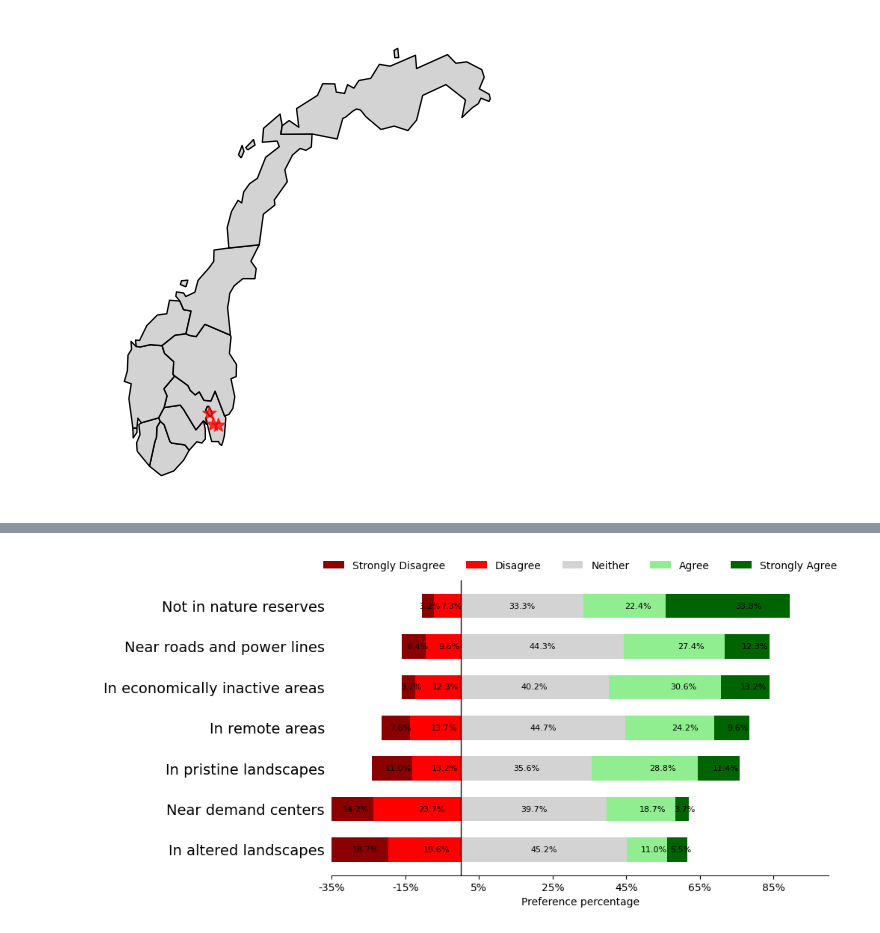
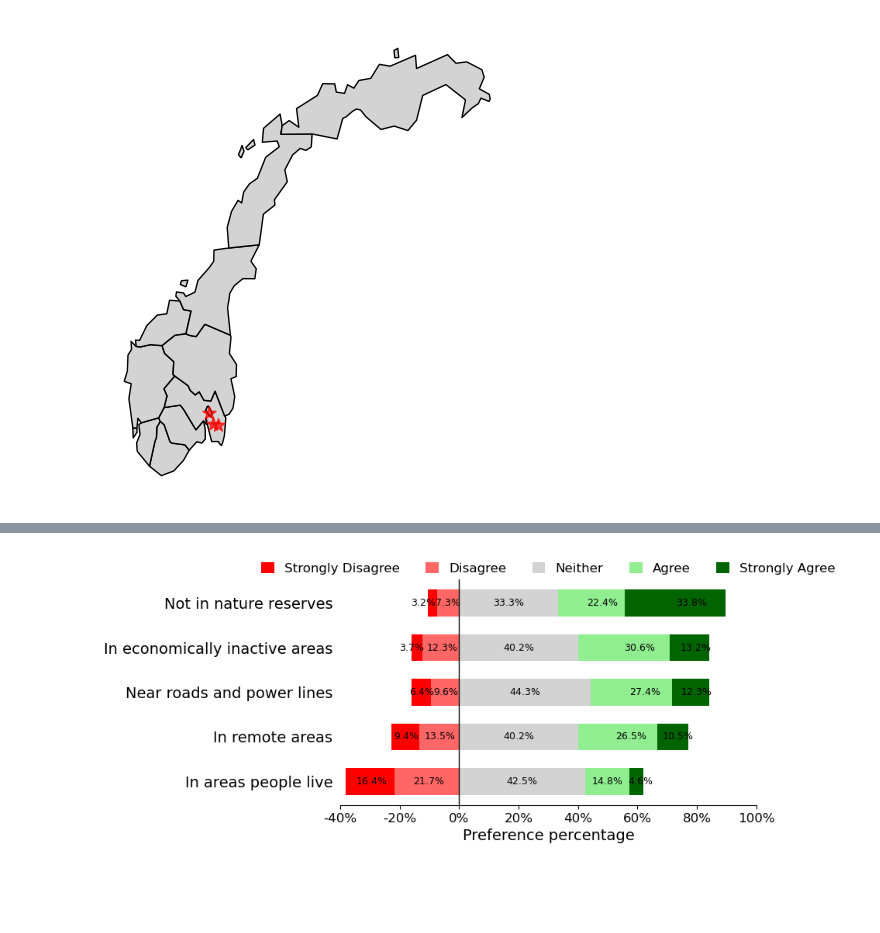
Before and after one commit to JavedMS/Mapping_Workshops_EFF, a Jupyter notebook: workshop_plots.ipynb, the cells around one changed output, grey strips where cells are left out. Drawn from its saved outputs; the diff is of its cells as text; code cells hidden in the pictures; blank space fills up the shorter version.

```diff
--- a/workshop_plots.ipynb
+++ b/workshop_plots.ipynb
@@ -824,28 +809,32 @@ plt.show()
 # %%
 # Imp_to_produce_electricity could be placed with words figure as both shows less concerened about cost and more about nature
 # %%
+#Ploting with averaging/merging some categories
+# Sample survey responses
 
-# Sample survey responses
+
+#data = {
+#    'Strongly Disagree': [41, 31, 24, 17, 14, 8, 7],
+#    'Disagree': [43, 52, 29, 30, 21, 27, 16],
+#    'Neither': [99, 87, 78, 98, 97, 88, 73],
+#    'Agree': [24, 41, 63, 53, 60, 67, 49],
+#    'Strongly Agree': [12, 8, 25, 21, 27, 29, 74]
+#}
+
 data = {
-    'Strongly Disagree': [8, 31, 17, 41, 24, 14, 7],
-    'Disagree': [27, 52, 30, 43, 29, 21, 16],
-    'Neither': [88, 87, 98, 99, 78, 97, 73],
-    'Agree': [67, 41, 53, 24, 63, 60, 49],
-    'Strongly Agree': [29, 8, 21, 12, 25, 27, 74]
+    'Strongly Disagree': [36, 20.5, 14, 8, 7],
+    'Disagree': [47.5, 29.5, 21, 27, 16],
+    'Neither': [93, 88, 97, 88, 73],
+    'Agree': [32.5, 58, 60, 67, 49],
+    'Strongly Agree': [10, 23, 27, 29, 74]
 }
 
-# Customizing the plot
-y_labels = ['In economically inactive areas', 'Near demand centers', 'In remote areas',
-            'In altered landscapes', 'In pristine landscapes', 'Near roads and power lines',
-            'Not in nature reserves']
 
-df = pd.DataFrame(data)
-sum_agree = df[["Neither", "Agree", "Strongly Agree"]].sum(axis = 1).values
-sorted_indices = np.argsort(sum_agree)
+y_labels = ['In areas people live', 'In remote areas',
+                'Near roads and power lines', 'In economically inactive areas',
+                   'Not in nature reserves']
 
-y_labels = [y_labels[i] for i in sorted_indices]
-df = df.iloc[sorted_indices].reset_index(drop = True)
-data = df.to_dict()
+
 
 # Convert the dictionary to a DataFrame and normalize the data to get percentages
 df = pd.DataFrame(data)
@@ -858,7 +847,7 @@ midpoint = df_percent['Neither']
 order = ['Strongly Disagree', 'Disagree', 'Neither', 'Agree', 'Strongly Agree']
 
 # Start plotting
-fig, ax = plt.subplots(figsize=(10, 5))
+fig, ax = plt.subplots(figsize=(9, 4))
 
 # Initialize the left counter - will be used to keep track of where to start the left-most segment
 #left_counter = midpoint
@@ -866,14 +855,15 @@ fig, ax = plt.subplots(figsize=(10, 5))
 
 # Define colors for each category
 category_colors = {
-    'Strongly Disagree': 'darkred',
-    'Disagree': 'red',
+    'Strongly Disagree': 'red',
+    'Disagree': '#FF6666',
     'Neither': 'lightgrey',
     'Agree': 'lightgreen',
     'Strongly Agree': 'darkgreen'
 }
 
 left = df_percent[['Strongly Disagree', 'Disagree']].sum(axis=1) * -1
+#print(left)
 
 # Plot each segment of the bars
 for category in order:
@@ -888,45 +878,60 @@ for category in order:
         ax.barh(df_percent.index, width, left=left, height=0.6, color=category_colors[category], label=category)
         left += width
 
+
+
 ax.set_yticks(range(len(y_labels)))
 ax.set_yticklabels(y_labels, fontsize=14)
 
 
-
-
-ax.set_xlim(-35, 100)
-tick_values = list(range(-35, 101, 20))
+ax.set_xlim(-40, 100)
+tick_values = list(range(-40, 101, 20))
 ax.set_xticks(tick_values)
-ax.set_xticklabels([f'{x}%' for x in tick_values])
+ax.set_xticklabels([f'{x}%' for x in tick_values], fontsize=12)
 ax.axvline(0, color='black', lw=1)
-ax.set_xlabel('Preference percentage')
+ax.set_xlabel('Preference percentage', fontsize=14)
 
 
 # Add percentage labels
 for i, (index, row) in enumerate(df_percent.iterrows()):
     cumulative = -row[['Strongly Disagree', 'Disagree']].sum()
     for category in order:
         value = row[category]
         if category in ['Strongly Disagree', 'Disagree']:
-            x = cumulative + value/1.5
-            ax.text(x, i, f'{value:.1f}%', va='center', ha='center', fontsize=8, color='black')
+            x = cumulative + value/1.9
+            if i not in (3, 4):
+                ax.text(x, i, f'{value:.1f}%', va='center', ha='center', fontsize=9, color='black')
+            if i == 4 and category == 'Strongly Disagree':
+                ax.text(-12, i, f'{value:.1f}%', va='center', ha='center', fontsize=9, color='black')
+            if i == 4 and category == 'Disagree':
+                ax.text(-3.8, i, f'{value:.1f}%', va='center', ha='center', fontsize=9, color='black')
+            if i == 3 and category == 'Strongly Disagree':
+                ax.text(-16, i, f'{value:.1f}%', va='center', ha='center', fontsize=9, color='black')
+            if i == 3 and category == 'Disagree':
+                ax.text(-5.8, i, f'{value:.1f}%', va='center', ha='center', fontsize=9, color='black')
             cumulative += value
         elif category == 'Neither':
-            ax.text(0+value/2, i, f'{value:.1f}%', va='center', ha='center', fontsize=8)
+            ax.text(0+value/2, i, f'{value:.1f}%', va='center', ha='center', fontsize=9)
             cumulative += value
         else:
             x = cumulative + value / 1.5
-            ax.text(x, i, f'{value:.1f}%', va='center', ha='center', fontsize=8, color='black')
+            if i != 0:
+                ax.text(x, i, f'{value:.1f}%', va='center', ha='center', fontsize=9, color='black')
+            if i == 0 and category == 'Strongly Agree':
+                ax.text(61, i, f'{value:.1f}%', va='center', ha='center', fontsize=9, color='black')
+            if i == 0 and category == 'Agree':
+                ax.text(50, i, f'{value:.1f}%', va='center', ha='center', fontsize=9, color='black')
             cumulative += value
 
 ax.spines['top'].set_visible(False)
 ax.spines['right'].set_visible(False)
 ax.spines['left'].set_visible(False)
 plt.tick_params(left=False, right=False, top=False)
-ax.legend(ncol=len(category_colors), bbox_to_anchor=(0.5, 1.05), loc='center', frameon=False)
+ax.legend(ncol=len(category_colors), bbox_to_anchor=(0.5, 1.05), loc='center', frameon=False, handlelength=1, handleheight=1, fontsize=12)
+
 
 plt.tight_layout()
-plt.savefig('figures/agree_disagree_wind_placing.png', dpi=300, bbox_inches='tight')
+#plt.savefig('agree_disagree_wind_placing.png', dpi=300, transparent=True, bbox_inches='tight')
 plt.show()
 # %% [output]
-[figure, old version]
+[figure, new version]
```
Also changed, not shown: parts of 45 cells of this notebook, 11 other files.
